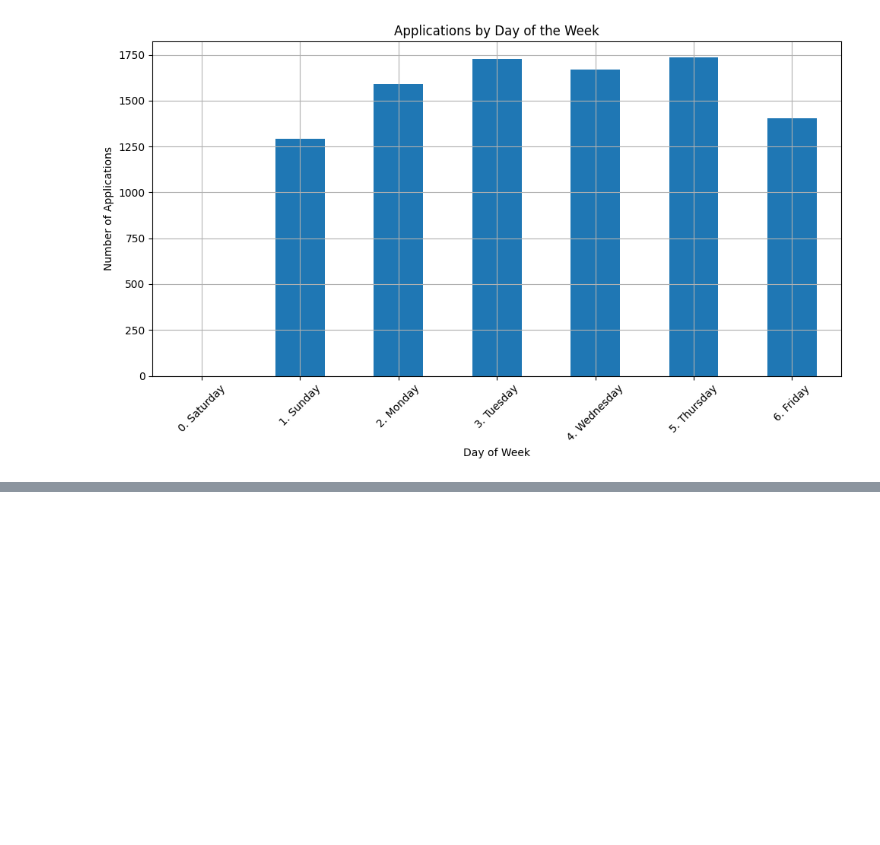
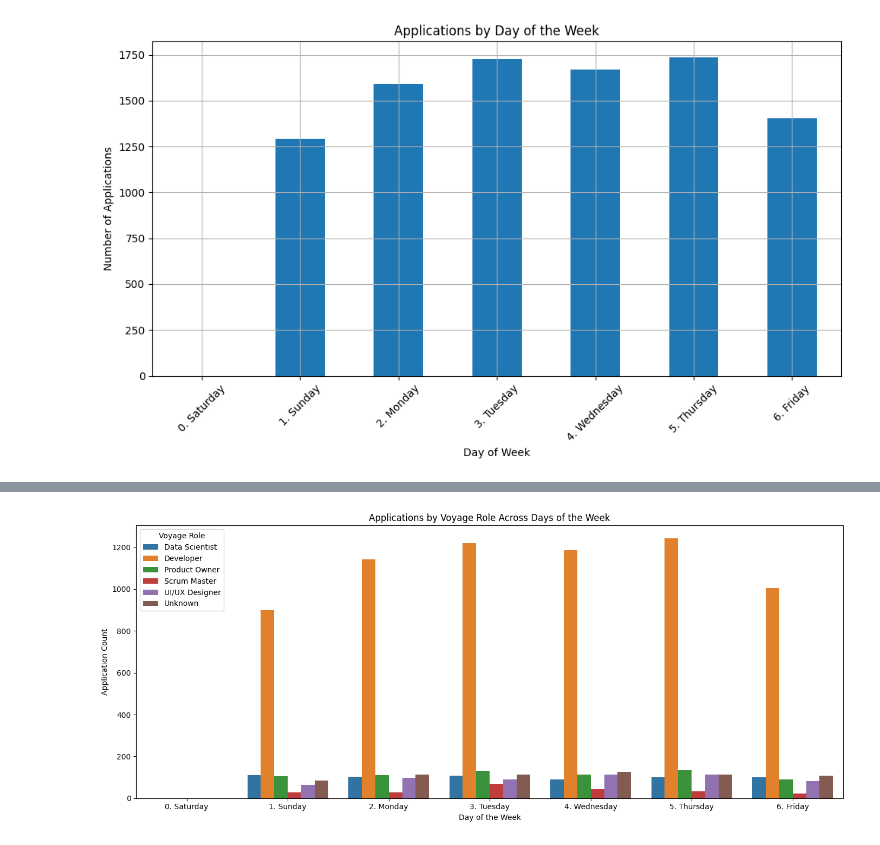
Before and after one commit to roziii/chingu_segment_analysis, a Jupyter notebook: application_voyage_list_merge.ipynb, the cells around one changed output, grey strips where cells are left out. Saved outputs shown, nothing was run; the diff lists cells and outputs as text; code cells hidden in the pictures; blank space fills up the shorter version.

```diff
--- a/application_voyage_list_merge.ipynb
+++ b/application_voyage_list_merge.ipynb
@@ -208,0 +209,35 @@ KeyError: 'Subscription Status DT'
+# %%
+import seaborn as sns
+# Filter relevant columns
+role_goal_df = df_expanded_applications[['voyage_role', 'goal', 'application_day_of_week']].dropna()
+
+# Count of applications by Role and Day of Week
+role_day_counts = (
+    role_goal_df.groupby(['application_day_of_week', 'voyage_role'])
+    .size()
+    .reset_index(name='Count')
+)
+
+# Sort days
+role_day_counts['application_day_of_week'] = pd.Categorical(
+    role_day_counts['application_day_of_week'],
+    categories=['0. Saturday', '1. Sunday', '2. Monday', '3. Tuesday', '4. Wednesday', '5. Thursday', '6. Friday'],
+    ordered=True
+)
+
+# Plot
+plt.figure(figsize=(14, 6))
+sns.barplot(
+    data=role_day_counts,
+    x='application_day_of_week',
+    y='Count',
+    hue='voyage_role'
+)
+plt.title("Applications by Voyage Role Across Days of the Week")
+plt.xlabel("Day of the Week")
+plt.ylabel("Application Count")
+plt.legend(title='Voyage Role')
+plt.tight_layout()
+plt.show()
+# %% [output]
+[figure, added]
```
Also changed, not shown: parts of 7 cells of this notebook.
